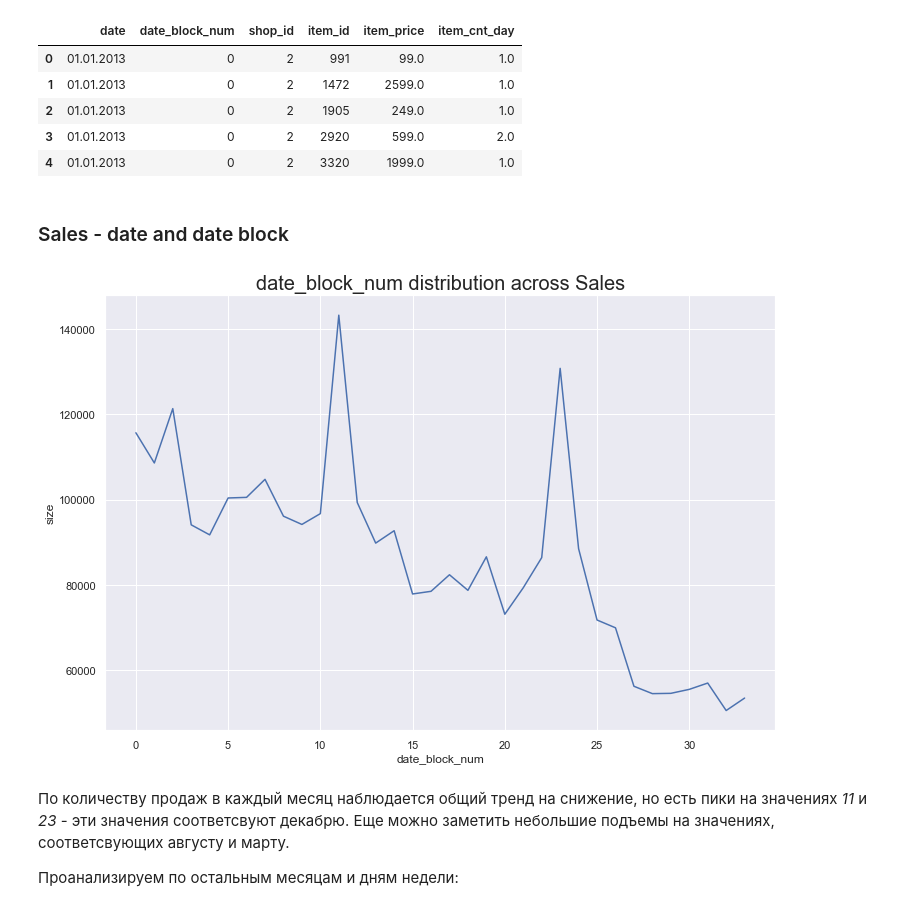
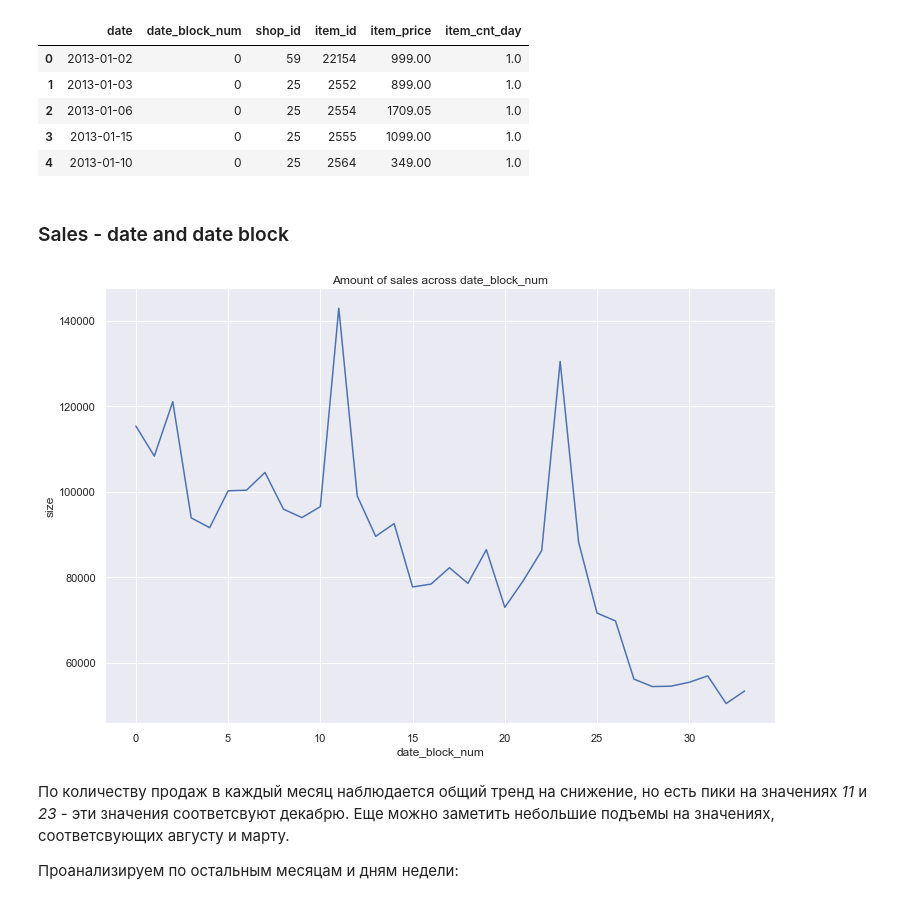
Before and after one commit to masha-mcr/DS_practice, a Jupyter notebook: future_sales_prediction/notebooks/1.2 EDA.ipynb, the cells around one changed output. Drawn from its saved outputs; the diff is of its cells as text; code cells hidden in the pictures.

```diff
--- a/future_sales_prediction/notebooks/1.2 EDA.ipynb
+++ b/future_sales_prediction/notebooks/1.2 EDA.ipynb
@@ -5,7 +6,7 @@ import seaborn as sns
 sns.set(rc={'figure.figsize':(12,8)})
 import re
 # %%
-sales = pd.read_csv('../data/interim/sales_train_etl.csv')
+sales = pd.read_csv('../data/interim/sales_train_etl.csv', parse_dates=['date'])
 shops = pd.read_csv('../data/interim/shops_etl.csv')
 items = pd.read_csv('../data/interim/items_etl.csv')
 item_cat = pd.read_csv('../data/interim/item_categories_etl.csv')
@@ -13,18 +14,18 @@ item_cat = pd.read_csv('../data/interim/item_categories_etl.csv')
 sales.head()
 # %% [output]
 |  | date | date_block_num | shop_id | item_id | item_price | item_cnt_day |
-| 0 | 01.01.2013 | 0 | 2 | 991 | 99.0 | 1.0 |
-| 1 | 01.01.2013 | 0 | 2 | 1472 | 2599.0 | 1.0 |
-| 2 | 01.01.2013 | 0 | 2 | 1905 | 249.0 | 1.0 |
-| 3 | 01.01.2013 | 0 | 2 | 2920 | 599.0 | 2.0 |
-| 4 | 01.01.2013 | 0 | 2 | 3320 | 1999.0 | 1.0 |
+| 0 | 2013-01-02 | 0 | 59 | 22154 | 999.00 | 1.0 |
+| 1 | 2013-01-03 | 0 | 25 | 2552 | 899.00 | 1.0 |
+| 2 | 2013-01-06 | 0 | 25 | 2554 | 1709.05 | 1.0 |
+| 3 | 2013-01-15 | 0 | 25 | 2555 | 1099.00 | 1.0 |
+| 4 | 2013-01-10 | 0 | 25 | 2564 | 349.00 | 1.0 |
 # %% [markdown]
 ### Sales - date and date block
 # %%
 sns.lineplot(data=sales.groupby(['date_block_num'], as_index=False).size(), x='date_block_num', y='size')
-plt.title('date_block_num distribution across Sales', fontsize=20);
+plt.title('Amount of sales across date_block_num');
 # %% [output]
-[figure, old version]
+[figure, new version]
 # %% [markdown]
 По количеству продаж в каждый месяц наблюдается общий тренд на снижение, но есть пики на значениях *11* и *23* - эти значения соответсвуют декабрю. Еще можно заметить небольшие подъемы на значениях, соответсвующих августу и марту.
 
```
Also changed, not shown: parts of 23 cells of this notebook.
